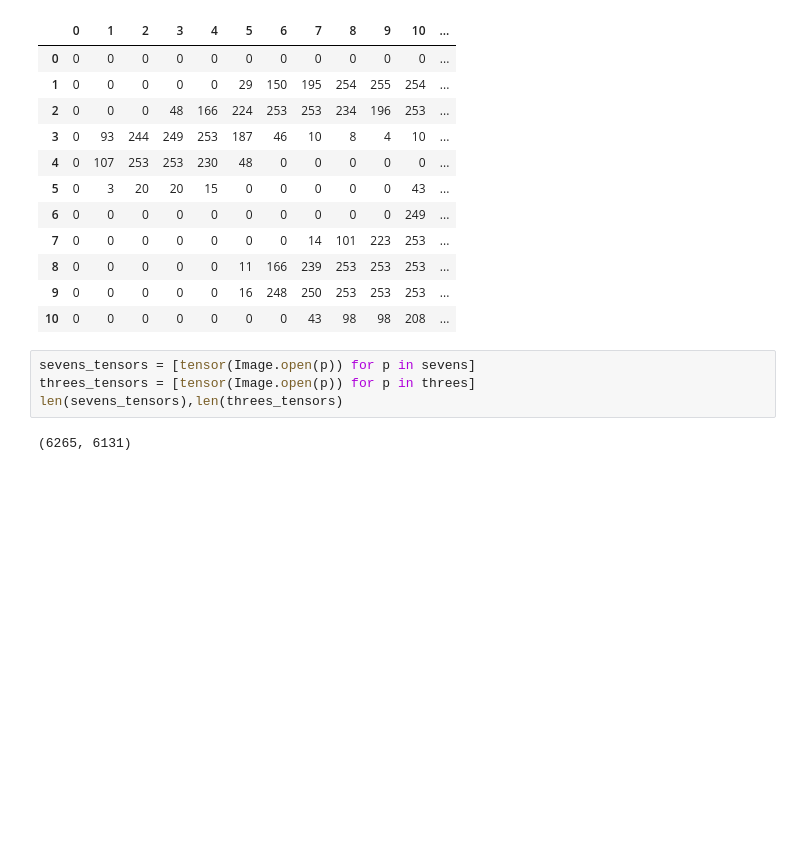
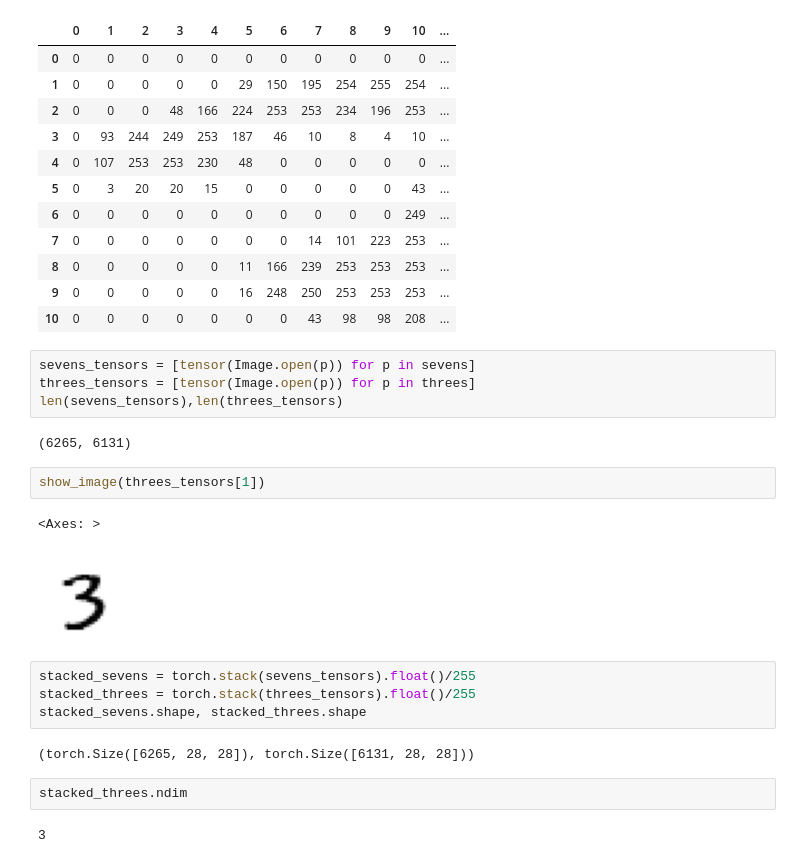
Before and after one commit to CodeWithOz/fastai-deep-learn-coders, a Jupyter notebook: ch_04_mnist.ipynb, the cells around one changed output. Drawn from its saved outputs; the diff is of its cells as text; blank space fills up the shorter version.

```diff
--- a/ch_04_mnist.ipynb
+++ b/ch_04_mnist.ipynb
@@ -87,3 +87,18 @@ threes_tensors = [tensor(Image.open(p)) for p in threes]
 len(sevens_tensors),len(threes_tensors)
 # %% [output]
 (6265, 6131)
+# %%
+show_image(threes_tensors[1])
+# %% [output]
+<Axes: >
+[figure, added]
+# %%
+stacked_sevens = torch.stack(sevens_tensors).float()/255
+stacked_threes = torch.stack(threes_tensors).float()/255
+stacked_sevens.shape, stacked_threes.shape
+# %% [output]
+(torch.Size([6265, 28, 28]), torch.Size([6131, 28, 28]))
+# %%
+stacked_threes.ndim
+# %% [output]
+3
```
Also changed, not shown: parts of 22 cells of this notebook.
